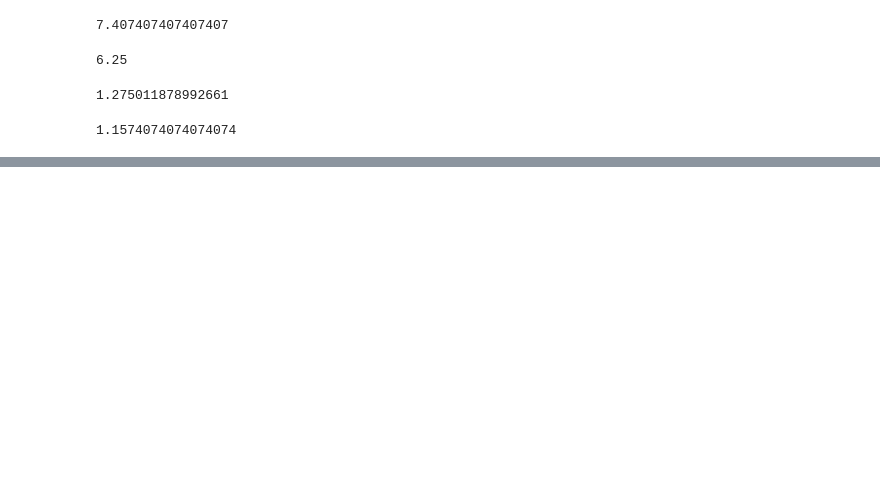
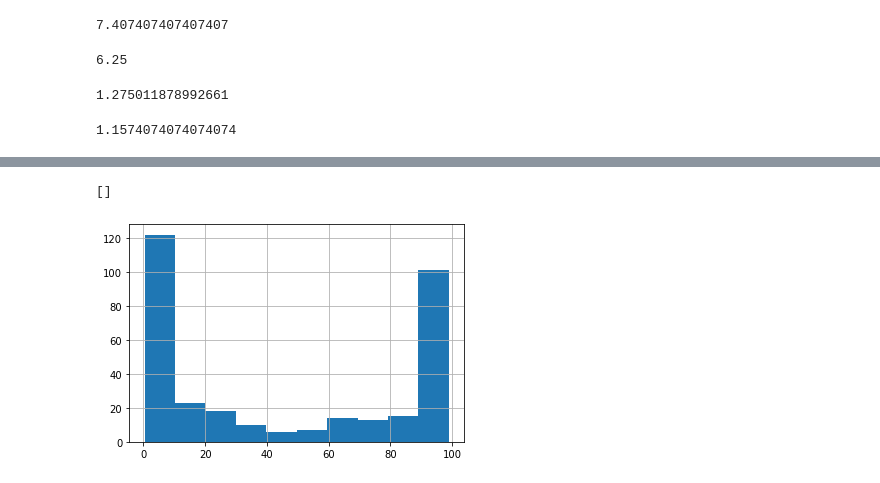
Before and after one commit to DS4A-team92/food-deserts, a Jupyter notebook: notebooks/3.0_ZH_initial_EDA.ipynb, the cells around one changed output, grey strips where cells are left out. Drawn from its saved outputs; the diff is of its cells as text; code cells hidden in the pictures; blank space fills up the shorter version.

```diff
--- a/notebooks/3.0_ZH_initial_EDA.ipynb
+++ b/notebooks/3.0_ZH_initial_EDA.ipynb
@@ -519,0 +559,7 @@ sns.scatterplot(x='census_tract',y='prop_black',data=df_clean)
+# %%
+#DISTRIBUTION OF PROP_BLACK STILL APPEARS BI-MODEL, EVEN WHEN ONLY TAKING INTO ACCOUNT
+#THE MIDDLE 50% OF CENSUS TRACTS (BASED ON MEDIAN INCOME)
+middle_50_percent['prop_black'].hist().plot()
+# %% [output]
+[]
+[figure, added]
```
Also changed, not shown: parts of 60 cells of this notebook.
